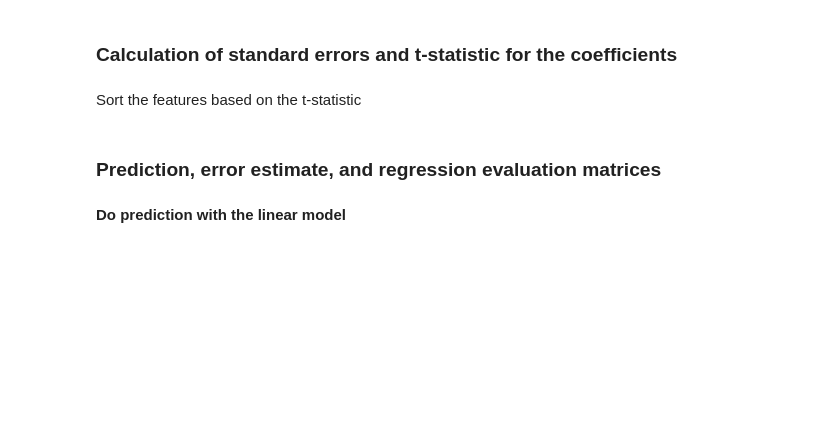
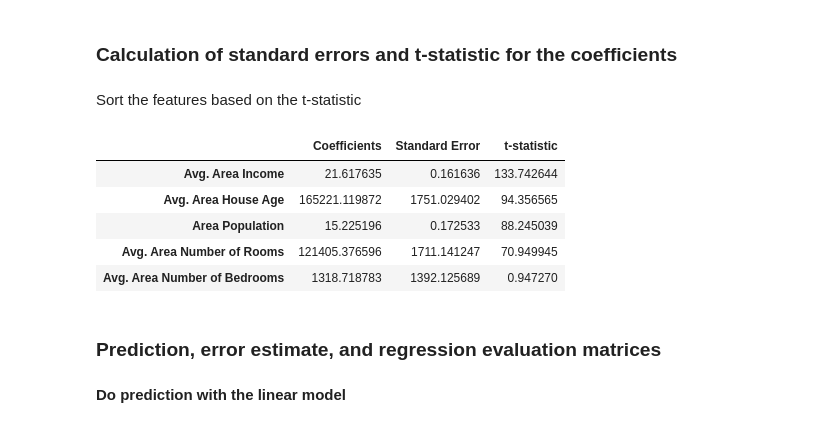
Before and after one commit to arnotoro/foundations-AI-ML, a Jupyter notebook: FAIML_E7/Linear_Regression_Practice.ipynb, the cells around one changed output. Cells and saved outputs as stored; diff of their text form; code cells hidden in the pictures; blank space fills up the shorter version.

```diff
--- a/FAIML_E7/Linear_Regression_Practice.ipynb
+++ b/FAIML_E7/Linear_Regression_Practice.ipynb
@@ -112,6 +213,19 @@ def metric_calculations(X_train, y_train, model):
     return cdf
 # %% [markdown]
 Sort the features based on the t-statistic
+# %%
+stats = metric_calculations(X_train, y_train, reg)
+
+sorted_stats = stats.sort_values(by='t-statistic', ascending=False)
+
+sorted_stats
+# %% [output]
+|  | Coefficients | Standard Error | t-statistic |
+| Avg. Area Income | 21.617635 | 0.161636 | 133.742644 |
+| Avg. Area House Age | 165221.119872 | 1751.029402 | 94.356565 |
+| Area Population | 15.225196 | 0.172533 | 88.245039 |
+| Avg. Area Number of Rooms | 121405.376596 | 1711.141247 | 70.949945 |
+| Avg. Area Number of Bedrooms | 1318.718783 | 1392.125689 | 0.947270 |
 # %% [markdown]
 ### Prediction, error estimate, and regression evaluation matrices
 # %% [markdown]
```
Also changed, not shown: parts of 22 cells of this notebook, 2 other files.
